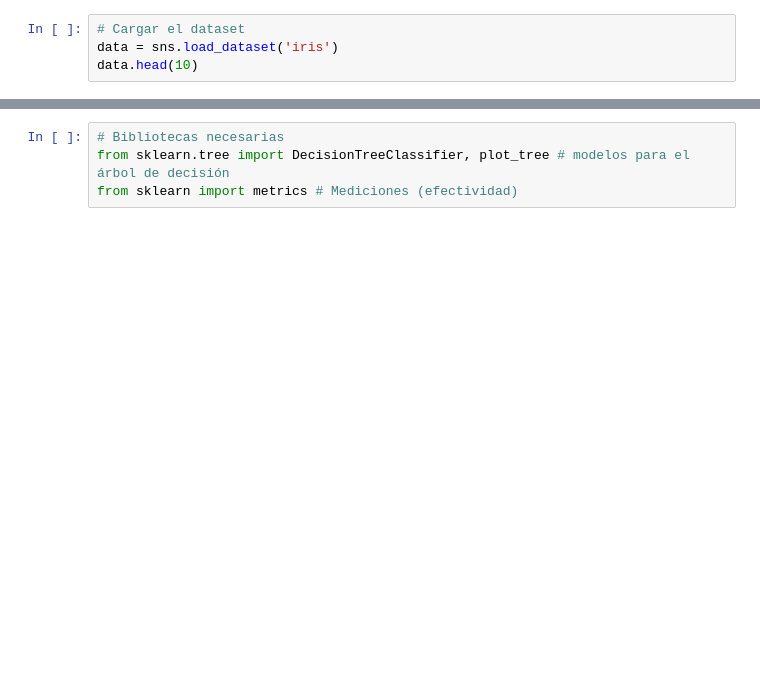
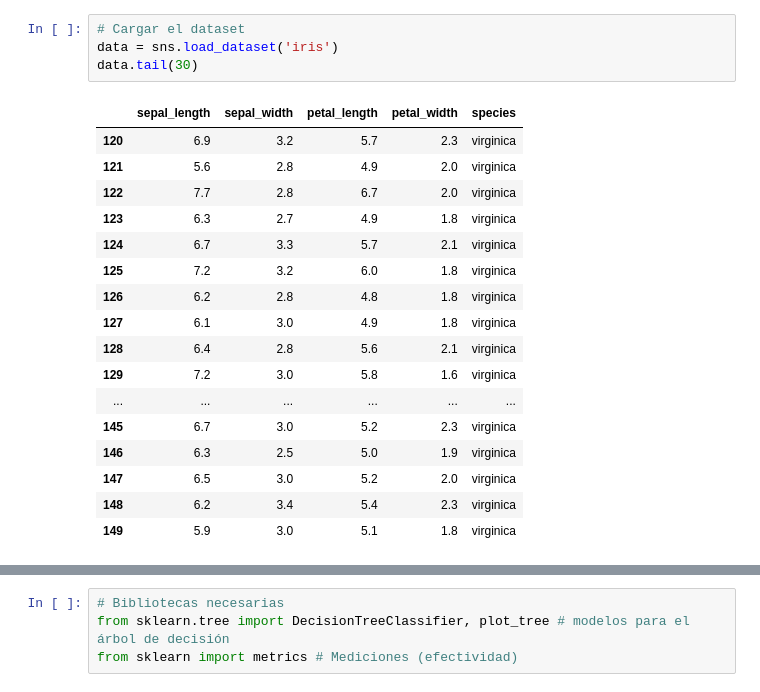
Before and after one commit to abemen/congreso-xxvii-uth, a Jupyter notebook: Inteligencia Artificial.ipynb, the cells around one changed output, grey strips where cells are left out. Cells and saved outputs as stored; diff of their text form; blank space fills up the shorter version.

```diff
--- a/Inteligencia Artificial.ipynb
+++ b/Inteligencia Artificial.ipynb
@@ -122,7 +122,25 @@ from sklearn.model_selection import train_test_split # biblioteca de aprendizaje
 # %%
 # Cargar el dataset
 data = sns.load_dataset('iris')
-data.head(10)
+data.tail(30)
+# %% [output]
+|  | sepal_length | sepal_width | petal_length | petal_width | species |
+| 120 | 6.9 | 3.2 | 5.7 | 2.3 | virginica |
+| 121 | 5.6 | 2.8 | 4.9 | 2.0 | virginica |
+| 122 | 7.7 | 2.8 | 6.7 | 2.0 | virginica |
+| 123 | 6.3 | 2.7 | 4.9 | 1.8 | virginica |
+| 124 | 6.7 | 3.3 | 5.7 | 2.1 | virginica |
+| 125 | 7.2 | 3.2 | 6.0 | 1.8 | virginica |
+| 126 | 6.2 | 2.8 | 4.8 | 1.8 | virginica |
+| 127 | 6.1 | 3.0 | 4.9 | 1.8 | virginica |
+| 128 | 6.4 | 2.8 | 5.6 | 2.1 | virginica |
+| 129 | 7.2 | 3.0 | 5.8 | 1.6 | virginica |
+| ... | ... | ... | ... | ... | ... |
+| 145 | 6.7 | 3.0 | 5.2 | 2.3 | virginica |
+| 146 | 6.3 | 2.5 | 5.0 | 1.9 | virginica |
+| 147 | 6.5 | 3.0 | 5.2 | 2.0 | virginica |
+| 148 | 6.2 | 3.4 | 5.4 | 2.3 | virginica |
+| 149 | 5.9 | 3.0 | 5.1 | 1.8 | virginica |
 # %%
 # Resumen de datos
 data.describe()
```
Also changed, not shown: parts of 35 cells of this notebook.
